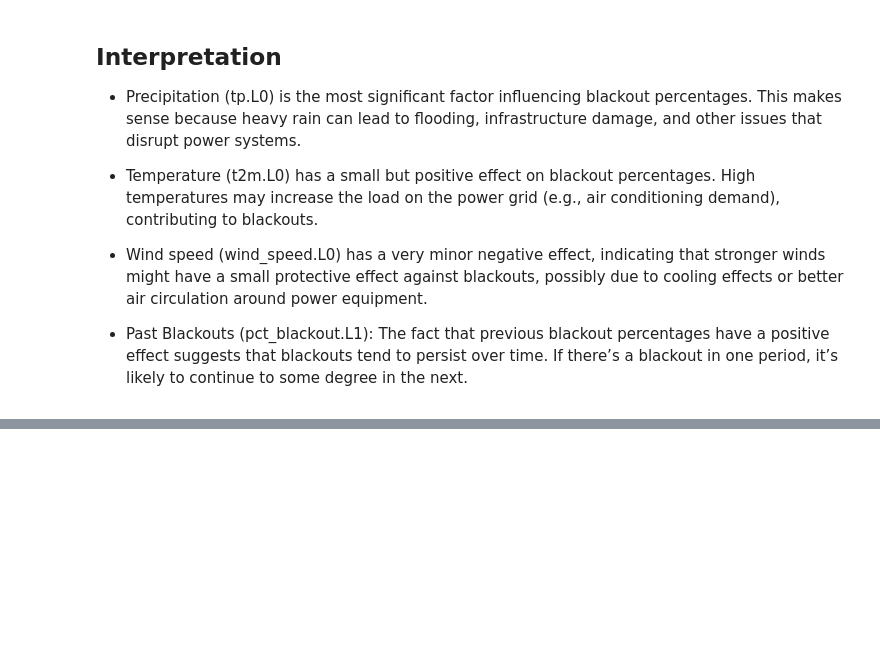
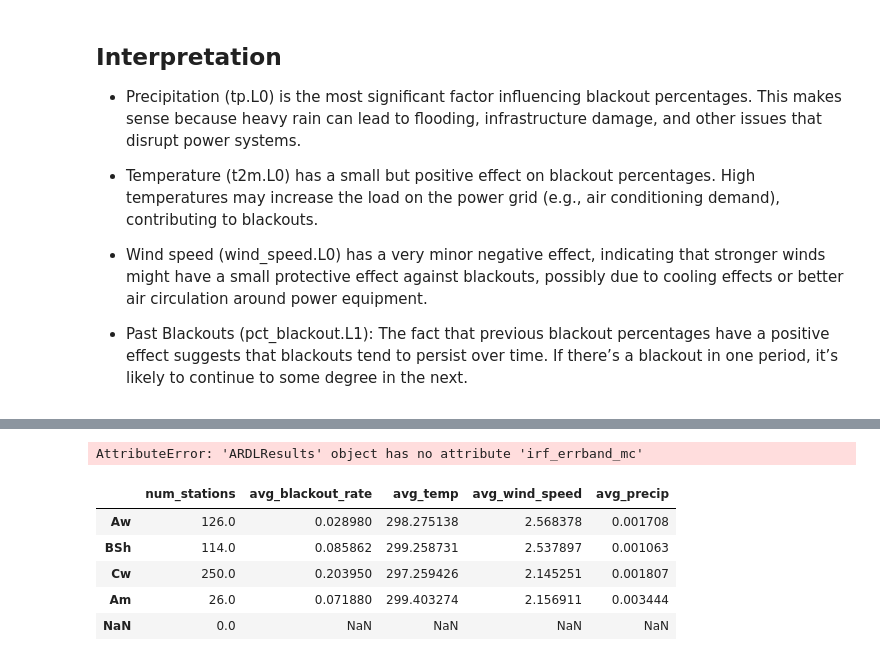
Before and after one commit to jesuslovesyiyi/Resilient_energy_network, a Jupyter notebook: data_preparation/current/08_ARDL.ipynb, the cells around one changed output, grey strips where cells are left out. Drawn from its saved outputs; the diff is of its cells as text; code cells hidden in the pictures; blank space fills up the shorter version.

```diff
--- a/data_preparation/current/08_ARDL.ipynb
+++ b/data_preparation/current/08_ARDL.ipynb
@@ -324,0 +346,65 @@ climate_groups = climate_groups.reset_index()
+# %%
+import matplotlib.pyplot as plt
+
+# Generate the impulse response for a shock to one of the independent variables (e.g., 't2m')
+irf = model.irf_errband_mc(
+    steps=10, exog_impulse='t2m', impulse_value=1, repl=1000)
+
+# Plot the impulse response with confidence intervals
+fig, ax = plt.subplots(figsize=(10, 6))
+irf.plot(ax=ax, impulse='t2m', orth=False)
+plt.title('Impulse Response for t2m Shock on pct_blackout')
+plt.ylabel('Response of pct_blackout')
+plt.xlabel('Time steps')
+plt.grid(True)
+plt.show()
+# %% [output]
+AttributeError: 'ARDLResults' object has no attribute 'irf_errband_mc'
+# %%
+df_final_geo = pd.read_csv(os.path.join(input_dir, 'df_final_geo_518.csv'))
+# %%
+# print the statisics into a table, columns as follows:
+# : climate zones, number of moniotered stations, number of blackouts, blackout rate, average temperature, average wind speed, average precipitation, average blackout percentage
+
+# create a dictionary to store the statistics
+statistics = {}
+
+# loop through each climate zone
+for zone in df_final_geo['climate_zone_code_2'].unique():
+	# filter the data for the current climate zone
+	zone_data = df_final_geo[df_final_geo['climate_zone_code_2'] == zone]
+	num_stations = zone_data['station_id'].nunique()
+	avg_blackout_rate = zone_data['pct_blackout'].mean()
+
+	# calculate the average temperature
+	avg_temp = zone_data['t2m'].mean()
+
+	# calculate the average wind speed
+	avg_wind_speed = zone_data['wind_speed'].mean()
+
+	# calculate the average precipitation
+	avg_precip = zone_data['tp'].mean()
+
+	# store the statistics in the dictionary
+	statistics[zone] = {
+		'num_stations': num_stations,
+		'avg_blackout_rate': avg_blackout_rate,
+		'avg_temp': avg_temp,
+		'avg_wind_speed': avg_wind_speed,
+		'avg_precip': avg_precip
+	}
+# %%
+# pirnt statistics	as a df
+statistics_df = pd.DataFrame(statistics).T
+# statistics_df.index.name = 'climate_zone_code_2'
+# statistics_df.reset_index(inplace=True)
+
+# save the statistics as a csv file
+statistics_df
+# %% [output]
+|  | num_stations | avg_blackout_rate | avg_temp | avg_wind_speed | avg_precip |
+| Aw | 126.0 | 0.028980 | 298.275138 | 2.568378 | 0.001708 |
+| BSh | 114.0 | 0.085862 | 299.258731 | 2.537897 | 0.001063 |
+| Cw | 250.0 | 0.203950 | 297.259426 | 2.145251 | 0.001807 |
+| Am | 26.0 | 0.071880 | 299.403274 | 2.156911 | 0.003444 |
+| NaN | 0.0 | NaN | NaN | NaN | NaN |
```
Also changed, not shown: parts of 17 cells of this notebook, 1 other file.
